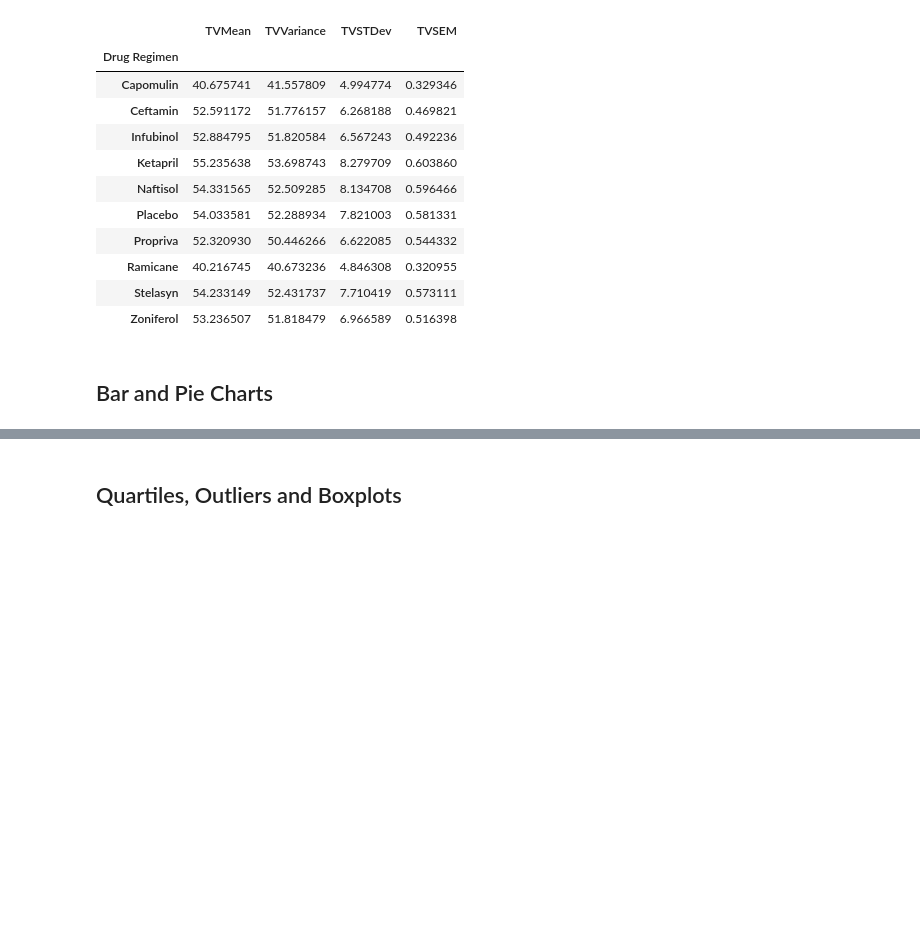
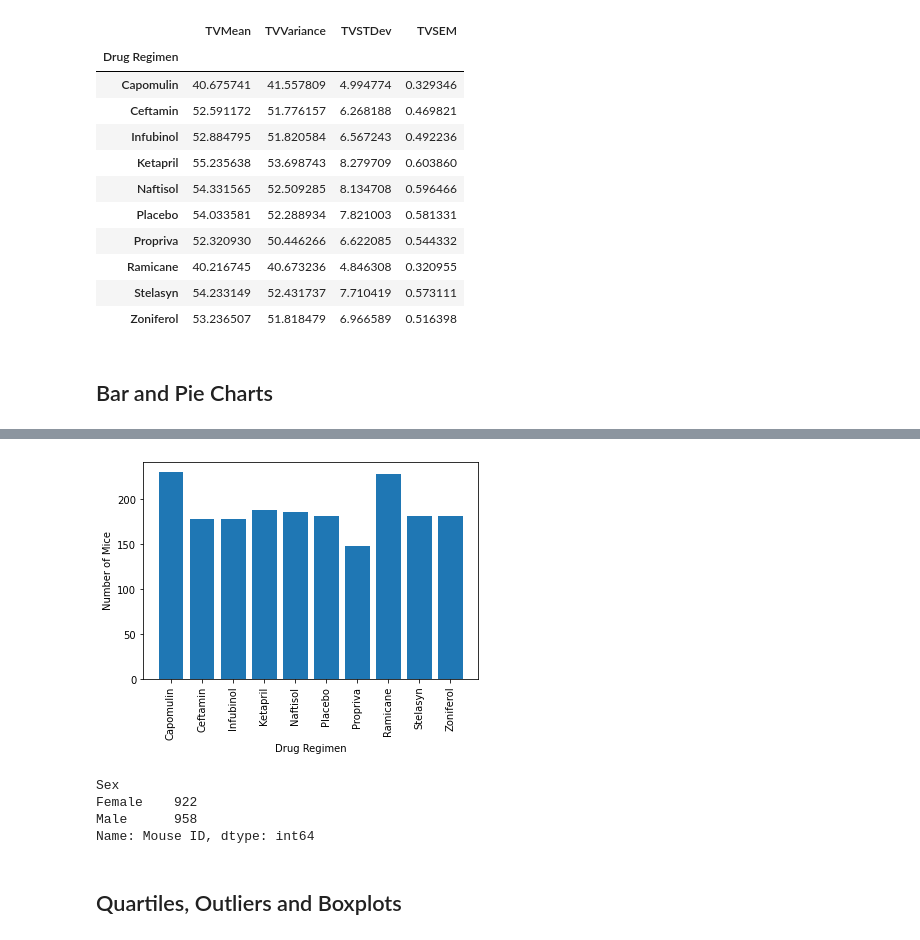
Before and after one commit to adamholcomb/Matplotlib-Medical-Analysis, a Jupyter notebook: pymaceuticals.ipynb, the cells around one changed output, grey strips where cells are left out. Drawn from its saved outputs; the diff is of its cells as text; code cells hidden in the pictures; blank space fills up the shorter version.

```diff
--- a/pymaceuticals.ipynb
+++ b/pymaceuticals.ipynb
@@ -143,7 +150,25 @@ tv_agg2
 # %%
 # Generate a bar plot showing the total number of unique mice tested on each drug regimen using pyplot.
+drug_count = clean_data.groupby("Drug Regimen").count()
+
+x_axis = drug_count.index
+y_axis = drug_count["Mouse ID"]
+plt.bar(x_axis,y_axis)
+plt.xticks(rotation='vertical')
+plt.ylabel("Number of Mice")
+plt.xlabel("Drug Regimen")
+plt.show()
+# %% [output]
+[figure, added]
 # %%
 # Generate a pie plot showing the distribution of female versus male mice using pandas
+mice_gender = (clean_data.groupby("Sex").count())["Mouse ID"]
+mice_gender
+# %% [output]
+Sex
+Female    922
+Male      958
+Name: Mouse ID, dtype: int64
 # %%
 # Generate a pie plot showing the distribution of female versus male mice using pyplot
 # %% [markdown]
```
Also changed, not shown: parts of 1 cell of this notebook.
